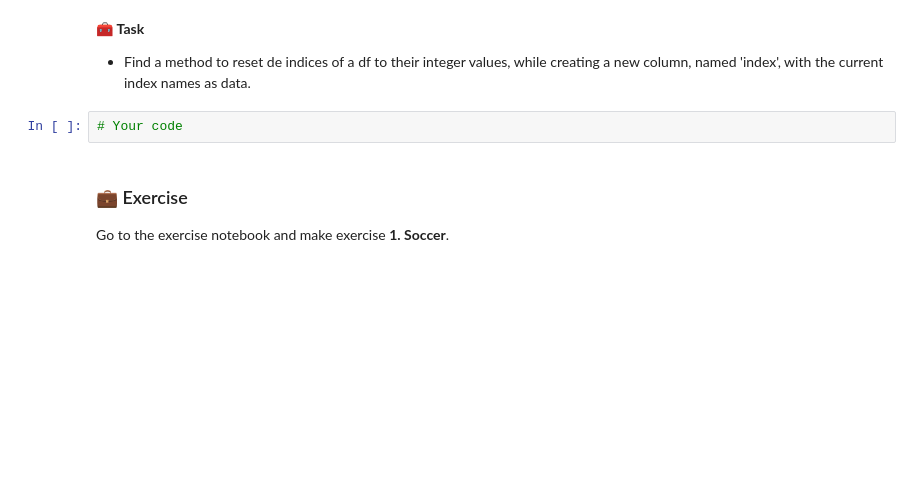
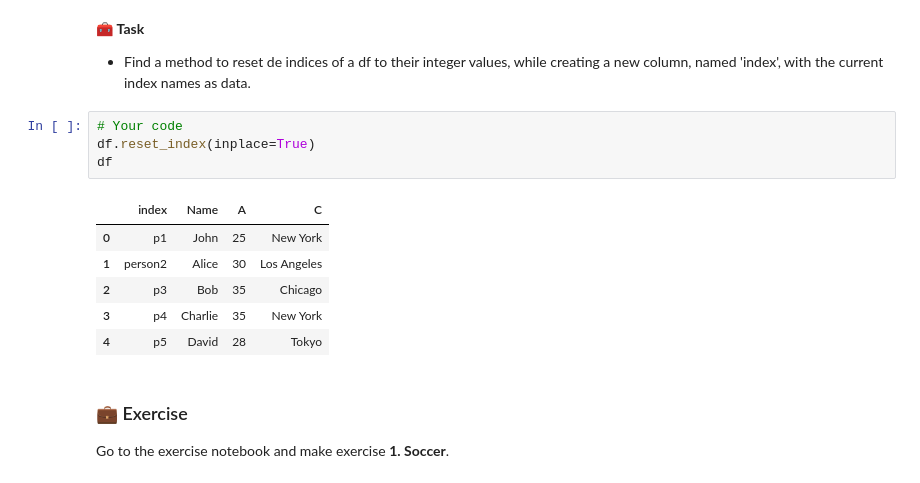
Before and after one commit to iPwnds/Programming-2, a Jupyter notebook: 05-data-processing/02-pandas/2.3-pandas_dataframes/pandas_dataframes.ipynb, the cells around one changed output. Drawn from its saved outputs; the diff is of its cells as text; blank space fills up the shorter version.

```diff
--- a/05-data-processing/02-pandas/2.3-pandas_dataframes/pandas_dataframes.ipynb
+++ b/05-data-processing/02-pandas/2.3-pandas_dataframes/pandas_dataframes.ipynb
@@ -88,6 +144,15 @@ df
 * Find a method to reset de indices of a df to their integer values, while creating a new column, named 'index', with the current index names as data.
 # %%
 # Your code
+df.reset_index(inplace=True)
+df
+# %% [output]
+|  | index | Name | A | C |
+| 0 | p1 | John | 25 | New York |
+| 1 | person2 | Alice | 30 | Los Angeles |
+| 2 | p3 | Bob | 35 | Chicago |
+| 3 | p4 | Charlie | 35 | New York |
+| 4 | p5 | David | 28 | Tokyo |
 # %% [markdown]
 ### 💼 Exercise
 Go to the exercise notebook and make exercise **1. Soccer**.
```
Also changed, not shown: parts of 51 cells of this notebook, 7 other files.
